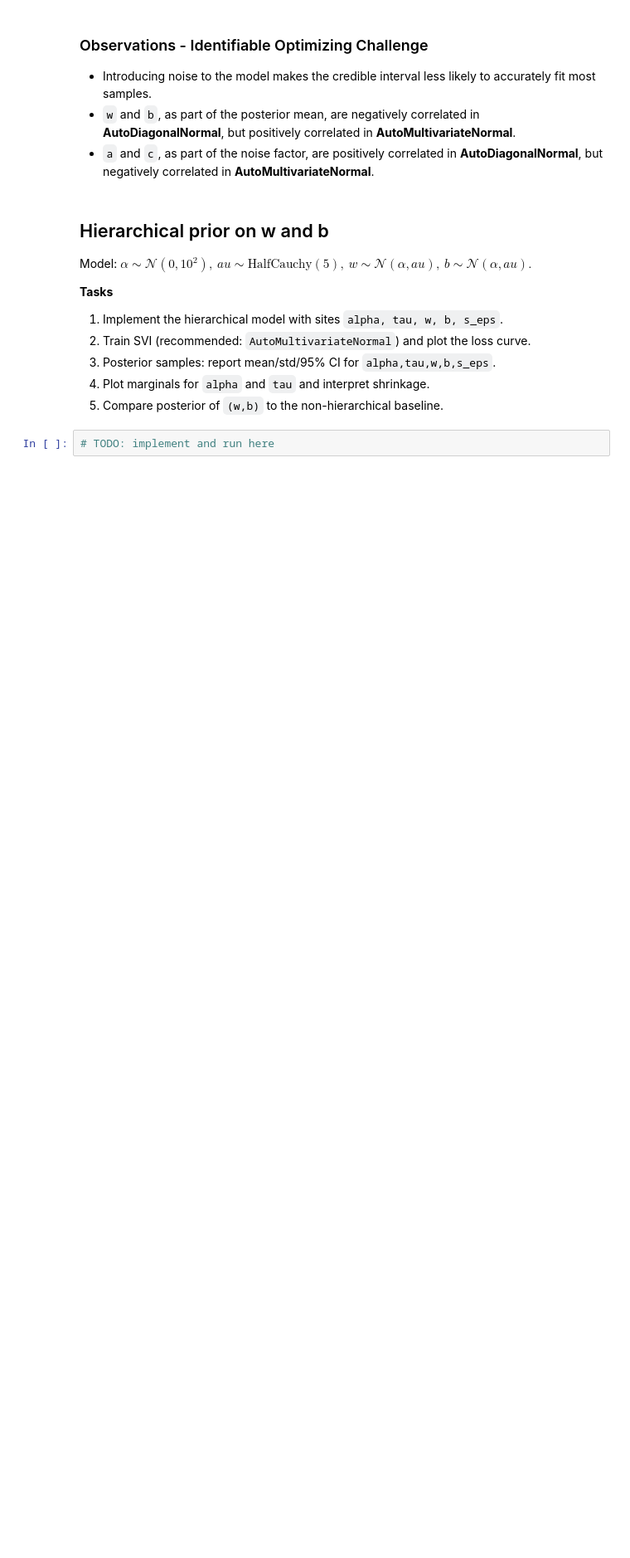
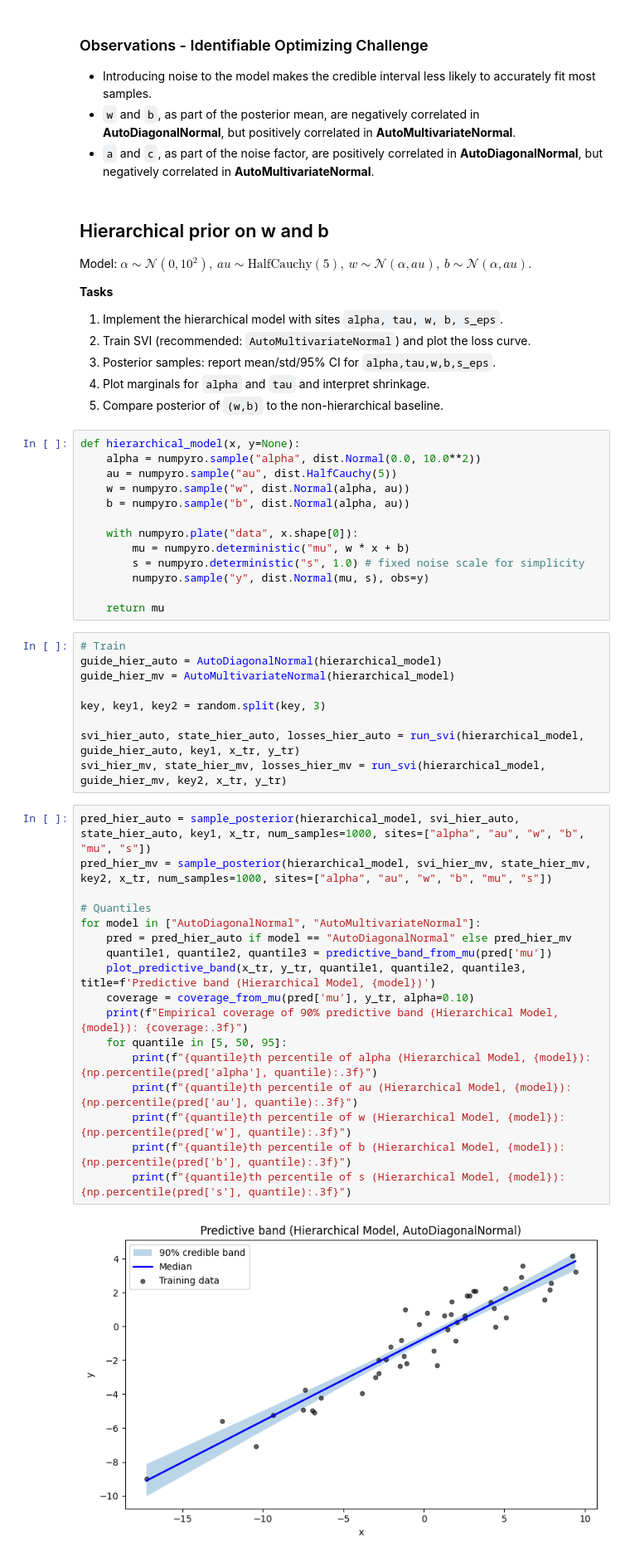
Before and after one commit to kmock930/Course-Uncertainty-Machine-Learning-2026, a Jupyter notebook: Assignment 2/SVI_assignment_questions (2).ipynb, the cells around one changed output. Shown at 83% size. Drawn from its saved outputs; the diff is of its cells as text; blank space fills up the shorter version.

```diff
--- a/Assignment 2/SVI_assignment_questions (2).ipynb
+++ b/Assignment 2/SVI_assignment_questions (2).ipynb
@@ -779,4 +779,43 @@ $\alpha\sim\mathcal N(0,10^2),\ 	au\sim\mathrm{HalfCauchy}(5),\ w\sim\mathcal N(
 4. Plot marginals for `alpha` and `tau` and interpret shrinkage.
 5. Compare posterior of `(w,b)` to the non-hierarchical baseline.
 # %%
-# TODO: implement and run here
+def hierarchical_model(x, y=None):
+    alpha = numpyro.sample("alpha", dist.Normal(0.0, 10.0**2))
+    au = numpyro.sample("au", dist.HalfCauchy(5))
+    w = numpyro.sample("w", dist.Normal(alpha, au))
+    b = numpyro.sample("b", dist.Normal(alpha, au))
+
+    with numpyro.plate("data", x.shape[0]):
+        mu = numpyro.deterministic("mu", w * x + b)
+        s = numpyro.deterministic("s", 1.0) # fixed noise scale for simplicity
+        numpyro.sample("y", dist.Normal(mu, s), obs=y)
+
+    return mu
+# %%
+# Train
+guide_hier_auto = AutoDiagonalNormal(hierarchical_model)
+guide_hier_mv = AutoMultivariateNormal(hierarchical_model)
+
+key, key1, key2 = random.split(key, 3)
+
+svi_hier_auto, state_hier_auto, losses_hier_auto = run_svi(hierarchical_model, guide_hier_auto, key1, x_tr, y_tr)
+svi_hier_mv, state_hier_mv, losses_hier_mv = run_svi(hierarchical_model, guide_hier_mv, key2, x_tr, y_tr)
+# %%
+pred_hier_auto = sample_posterior(hierarchical_model, svi_hier_auto, state_hier_auto, key1, x_tr, num_samples=1000, sites=["alpha", "au", "w", "b", "mu", "s"])
+pred_hier_mv = sample_posterior(hierarchical_model, svi_hier_mv, state_hier_mv, key2, x_tr, num_samples=1000, sites=["alpha", "au", "w", "b", "mu", "s"])
+
+# Quantiles
+for model in ["AutoDiagonalNormal", "AutoMultivariateNormal"]:
+    pred = pred_hier_auto if model == "AutoDiagonalNormal" else pred_hier_mv
+    quantile1, quantile2, quantile3 = predictive_band_from_mu(pred['mu'])
+    plot_predictive_band(x_tr, y_tr, quantile1, quantile2, quantile3, title=f'Predictive band (Hierarchical Model, {model})')
+    coverage = coverage_from_mu(pred['mu'], y_tr, alpha=0.10)
+    print(f"Empirical coverage of 90% predictive band (Hierarchical Model, {model}): {coverage:.3f}")
+    for quantile in [5, 50, 95]:
+        print(f"{quantile}th percentile of alpha (Hierarchical Model, {model}): {np.percentile(pred['alpha'], quantile):.3f}")
+        print(f"{quantile}th percentile of au (Hierarchical Model, {model}): {np.percentile(pred['au'], quantile):.3f}")
+        print(f"{quantile}th percentile of w (Hierarchical Model, {model}): {np.percentile(pred['w'], quantile):.3f}")
+        print(f"{quantile}th percentile of b (Hierarchical Model, {model}): {np.percentile(pred['b'], quantile):.3f}")
+        print(f"{quantile}th percentile of s (Hierarchical Model, {model}): {np.percentile(pred['s'], quantile):.3f}")
+# %% [output]
+[figure, added]
```
Also changed, not shown: parts of 10 cells of this notebook.
